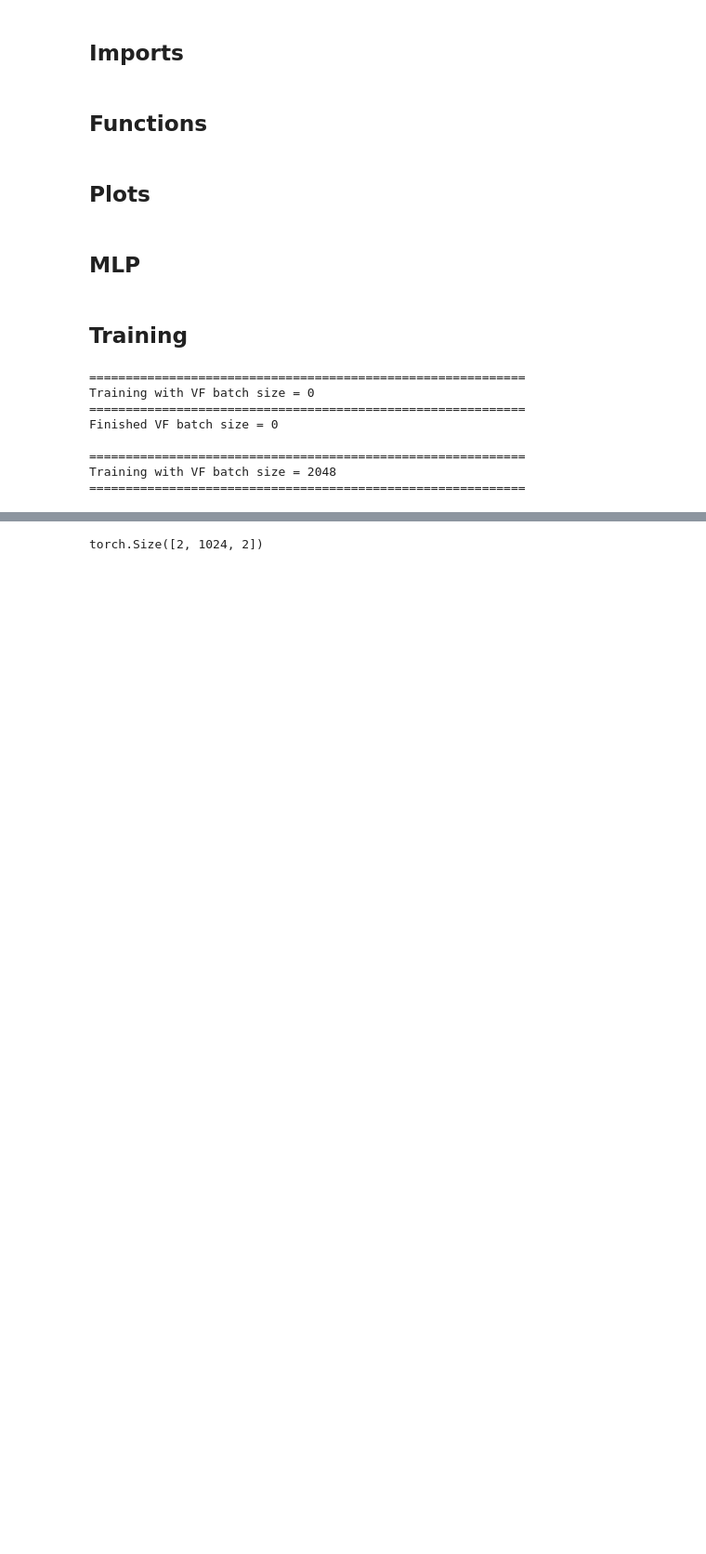
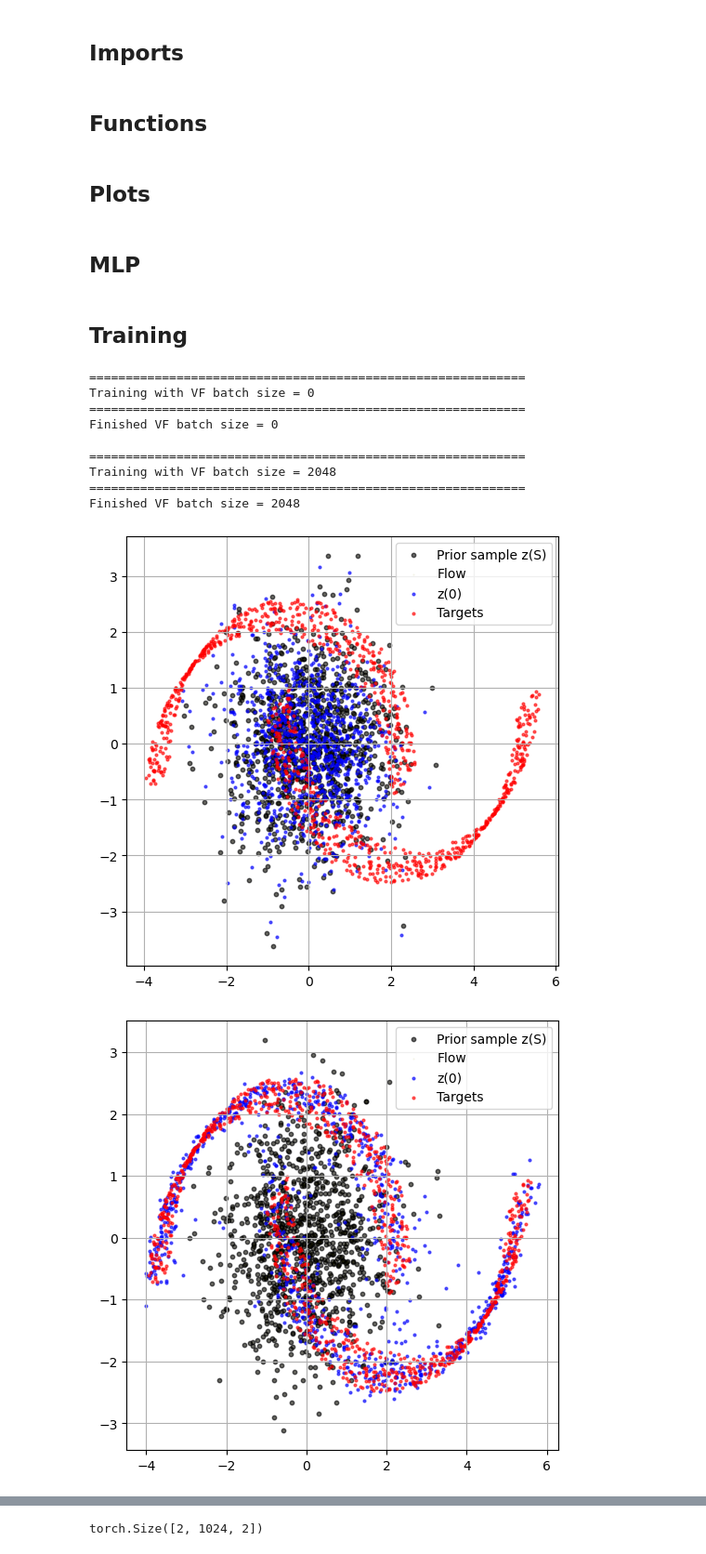
Before and after one commit to mohammadYg/diffusion_policy, a Jupyter notebook: diffusion_policy/CFM/example/2D/test_novel_flow2.ipynb, the cells around one changed output, grey strips where cells are left out. Shown at 93% size. Saved outputs shown, nothing was run; the diff lists cells and outputs as text; code cells hidden in the pictures; blank space fills up the shorter version.

```diff
--- a/diffusion_policy/CFM/example/2D/test_novel_flow2.ipynb
+++ b/diffusion_policy/CFM/example/2D/test_novel_flow2.ipynb
@@ -185,6 +186,7 @@ def plot_all_nlls(
     ax.set_xlabel("Training step")
     ax.set_ylabel("NLL / dimension")
     ax.set_title("Negative log-likelihood")
+    ax.yaxis.set_major_locator(MultipleLocator(0.5))
     #ax.grid(alpha=0.25)
     ax.legend()
 
@@ -382,7 +384,7 @@ TRAINING_UPDATES = 30000
 skewed_timesteps = False
 VF_BATCH_SIZES = [0, 2048]
 NTESTS = int(TRAINING_UPDATES / 30)
-NETWORK = "Unet"         #MLP or Unet
+NETWORK = "MLP"         #MLP or Unet
 EMBEDING = False
 
 sigma = 0.01
@@ -610,30 +612,33 @@ for vf_batch_size in VF_BATCH_SIZES:
     )
     print(
         f"Finished VF batch size = {vf_batch_size}"
     )
 
 plot_all_training_losses(
     results,
     savepath=os.path.join(
         savedir,
         "training_loss_comparison.png"
     ),
     smoothing=200,
 )
 
 plot_all_nlls(
     results,
     savepath=os.path.join(
         savedir,
         "nll_comparison.png"
     ),
 )
 # %% [output]
 ============================================================
 Training with VF batch size = 0
 ============================================================
 Finished VF batch size = 0
 
 ============================================================
 Training with VF batch size = 2048
 ============================================================
+Finished VF batch size = 2048
+[figure, added]
+[figure, added]
```
Also changed, not shown: parts of 2 cells of this notebook, 10 other files.
